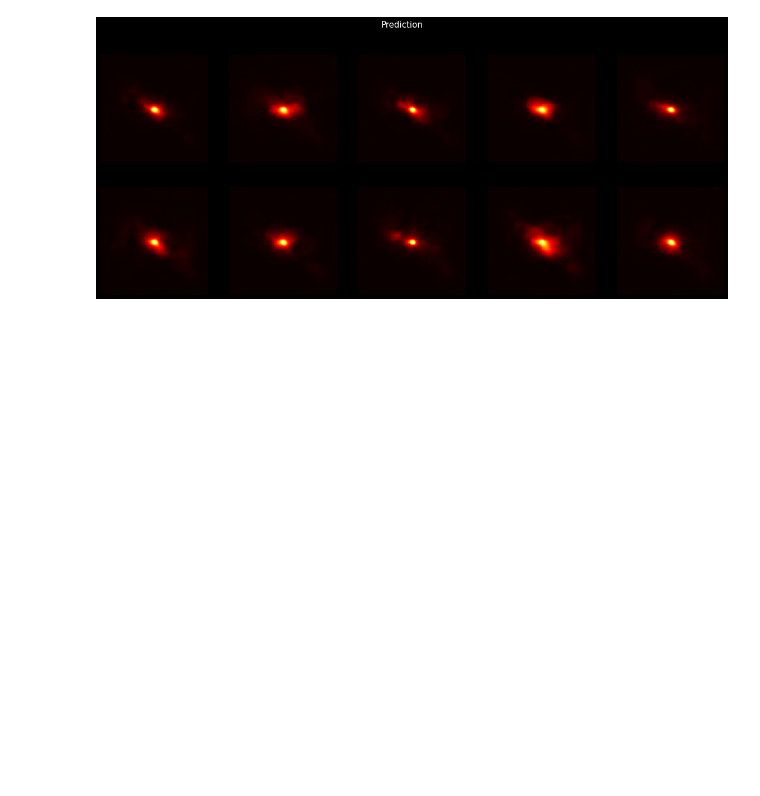
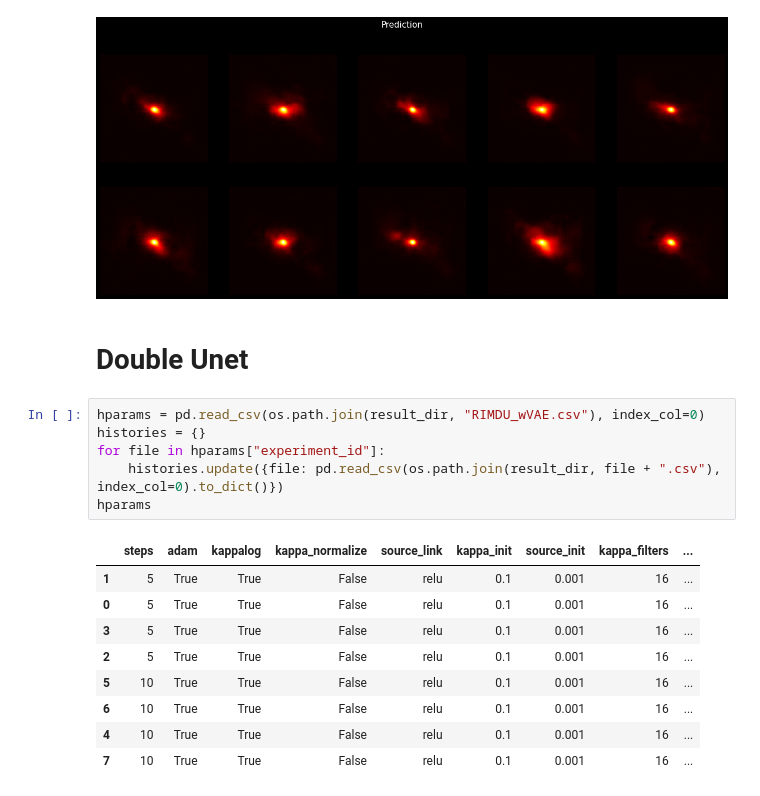
Before and after one commit to AlexandreAdam/Censai, a Jupyter notebook: notebooks/rim_results.ipynb, the cells around one changed output. Drawn from its saved outputs; the diff is of its cells as text; blank space fills up the shorter version.

```diff
--- a/notebooks/rim_results.ipynb
+++ b/notebooks/rim_results.ipynb
@@ -377,3 +377,21 @@ for i in range(2):
 # %% [output]
 [figure]
 [figure]
+# %% [markdown]
+# Double Unet
+# %%
+hparams = pd.read_csv(os.path.join(result_dir, "RIMDU_wVAE.csv"), index_col=0)
+histories = {}
+for file in hparams["experiment_id"]:
+    histories.update({file: pd.read_csv(os.path.join(result_dir, file + ".csv"), index_col=0).to_dict()})
+hparams
+# %% [output]
+|  | steps | adam | kappalog | kappa_normalize | source_link | kappa_init | source_init | kappa_filters | ... |
+| 1 | 5 | True | True | False | relu | 0.1 | 0.001 | 16 | ... |
+| 0 | 5 | True | True | False | relu | 0.1 | 0.001 | 16 | ... |
+| 3 | 5 | True | True | False | relu | 0.1 | 0.001 | 16 | ... |
+| 2 | 5 | True | True | False | relu | 0.1 | 0.001 | 16 | ... |
+| 5 | 10 | True | True | False | relu | 0.1 | 0.001 | 16 | ... |
+| 6 | 10 | True | True | False | relu | 0.1 | 0.001 | 16 | ... |
+| 4 | 10 | True | True | False | relu | 0.1 | 0.001 | 16 | ... |
+| 7 | 10 | True | True | False | relu | 0.1 | 0.001 | 16 | ... |
```
Also changed, not shown: parts of 6 cells of this notebook, 4 other files.
